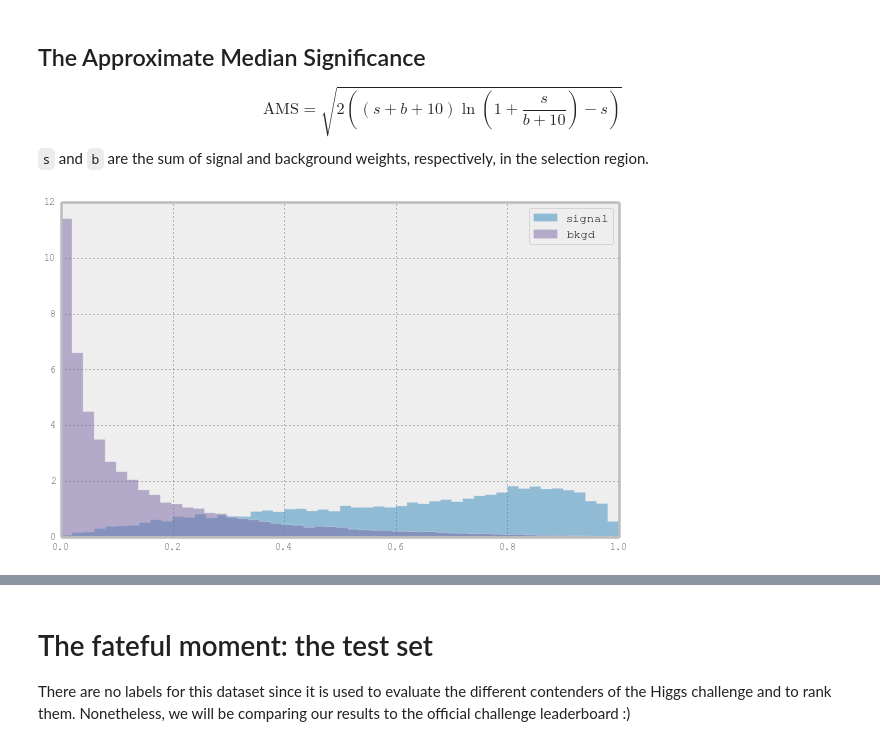
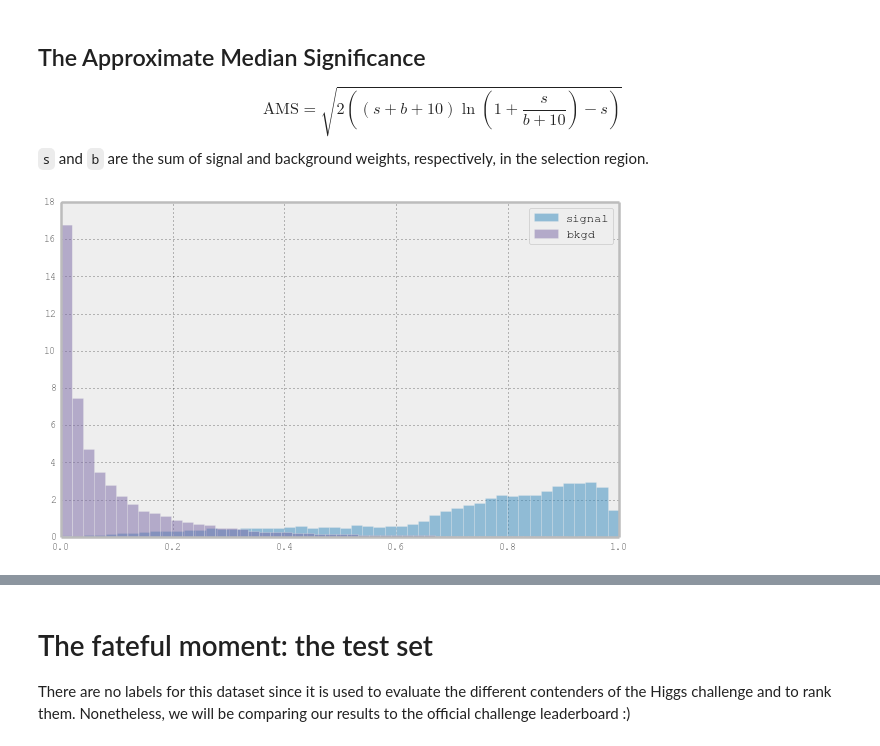
Before and after one commit to Djabbz/SOS14_practical_session, a Jupyter notebook: SOS.ipynb, the cells around one changed output, grey strips where cells are left out. Saved outputs shown, nothing was run; the diff lists cells and outputs as text; code cells hidden in the pictures.

```diff
--- a/SOS.ipynb
+++ b/SOS.ipynb
@@ -145,21 +149,11 @@ $$
 $$
 `s` and `b` are the sum of signal and background weights, respectively, in the selection region.
 # %%
-valid_scores = random_forest.predict_proba(valid_X)
+valid_scores = random_forest_weighted.predict_proba(valid_X)
-# %%
-def plot_scores(scores, labels, weights=None, **kwargs):
-    if weights != None:
-        s_w = weights[labels==1]
-        b_w = weights[labels==0]
-    else:
-        s_w = b_w = None
-    hist(scores[:,1][labels==1], alpha=.5, label='signal', weights=s_w, **kwargs)
-    hist(scores[:,1][labels==0], alpha=.5, label='bkgd', weights=b_w, **kwargs)
-    legend(loc='best')
-
-_, _, W = train_data.get_data_fold('valid', normed_weights=False)
-
-# plot_scores(valid_scores, valid_Y.values, W.values)
-plot_scores(valid_scores, valid_Y.values, bins=50, normed=True, histtype='stepfilled', weights=W.values, log=False)
-# %% [output]
-[figure, removed]
+# %%
+_, _, W = train_data.get_data_fold('valid', normed_weights=False)
+# plot_scores(valid_scores, valid_Y.values, W.values, bins=50, normed=True)
+# plot_scores(valid_scores, valid_Y.values, bins=50, normed=True, weights=W.values) #histtype='stepfilled'
+SOS.plot_scores(valid_scores, valid_Y.values, weights=W.values, bins=50, normed=True)
+# %% [output]
+[figure, added]
```
Also changed, not shown: parts of 9 cells of this notebook, 3 other files.
